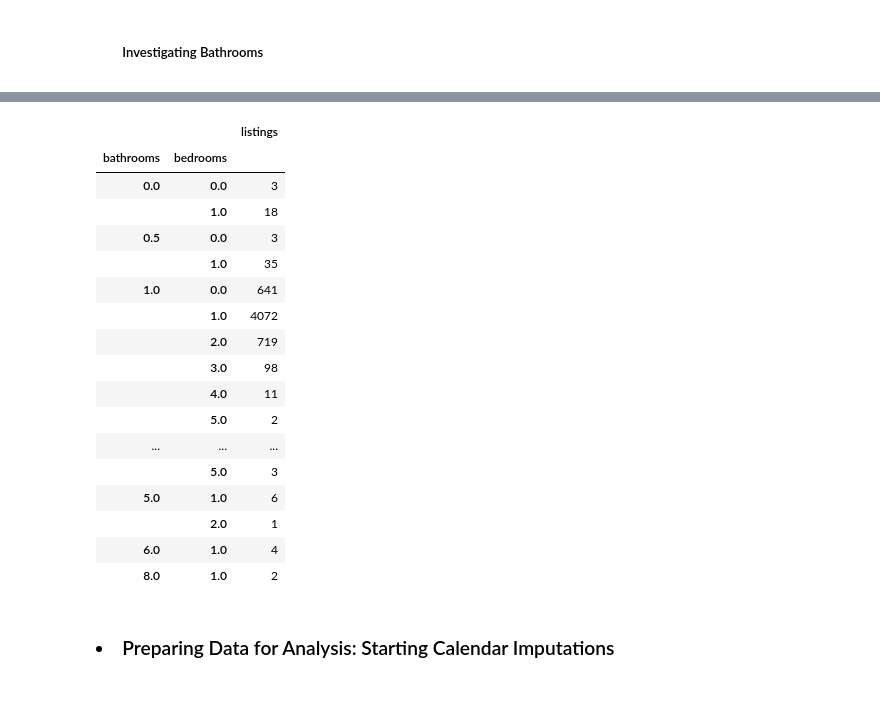
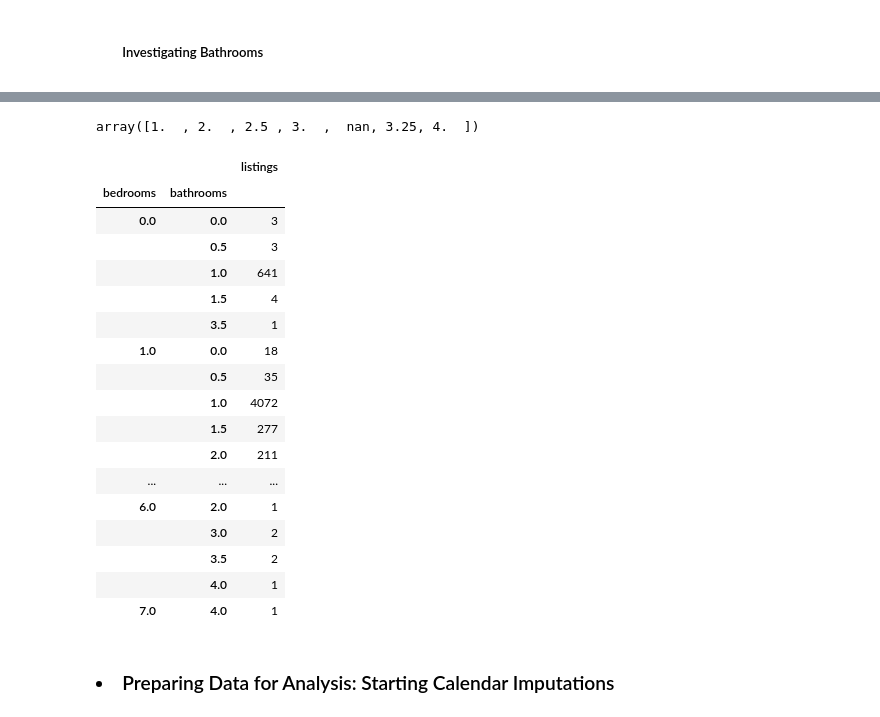
Before and after one commit to samlexrod/airbnb_ml, a Jupyter notebook: Airbnb_Analysis.ipynb, the cells around one changed output, grey strips where cells are left out. Drawn from its saved outputs; the diff is of its cells as text; code cells hidden in the pictures.

Commit message:
Completing bathroom imputations

```diff
--- a/Airbnb_Analysis.ipynb
+++ b/Airbnb_Analysis.ipynb
@@ -694,24 +752,28 @@ listings_row_clean[listings_row_clean.bathrooms.isnull()].head(2)
+# %%
+listings_row_clean.groupby(['bedrooms']).bathrooms.transform('median').unique()
+# %% [output]
+array([1.  , 2.  , 2.5 , 3.  ,  nan, 3.25, 4.  ])
 # %%
-listings_row_clean.groupby(['bathrooms', 'bedrooms']).size().to_frame('listings')
+listings_row_clean.groupby(['bedrooms', 'bathrooms']).size().to_frame('listings')
 # %% [output]
 |  |  | listings |
-| bathrooms | bedrooms |  |
+| bedrooms | bathrooms |  |
 | 0.0 | 0.0 | 3 |
-|  | 1.0 | 18 |
-| 0.5 | 0.0 | 3 |
-|  | 1.0 | 35 |
-| 1.0 | 0.0 | 641 |
+|  | 0.5 | 3 |
+|  | 1.0 | 641 |
+|  | 1.5 | 4 |
+|  | 3.5 | 1 |
+| 1.0 | 0.0 | 18 |
+|  | 0.5 | 35 |
 |  | 1.0 | 4072 |
-|  | 2.0 | 719 |
-|  | 3.0 | 98 |
-|  | 4.0 | 11 |
-|  | 5.0 | 2 |
+|  | 1.5 | 277 |
+|  | 2.0 | 211 |
 | ... | ... | ... |
-|  | 5.0 | 3 |
-| 5.0 | 1.0 | 6 |
-|  | 2.0 | 1 |
-| 6.0 | 1.0 | 4 |
-| 8.0 | 1.0 | 2 |
+| 6.0 | 2.0 | 1 |
+|  | 3.0 | 2 |
+|  | 3.5 | 2 |
+|  | 4.0 | 1 |
+| 7.0 | 4.0 | 1 |
 # %% [markdown]
 ### <li> Preparing Data for Analysis: Starting Calendar Imputations
 # %%
```
Also changed, not shown: parts of 22 cells of this notebook.
